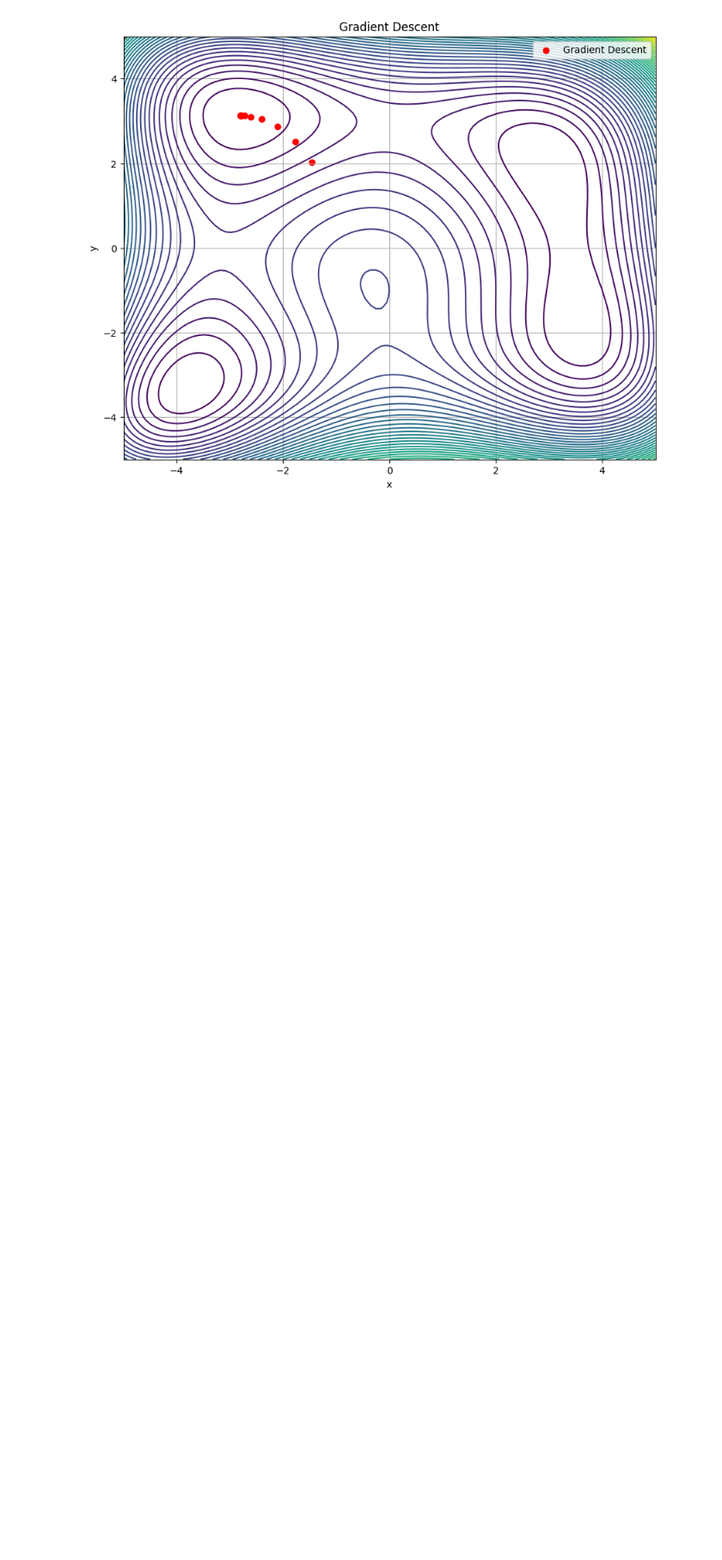
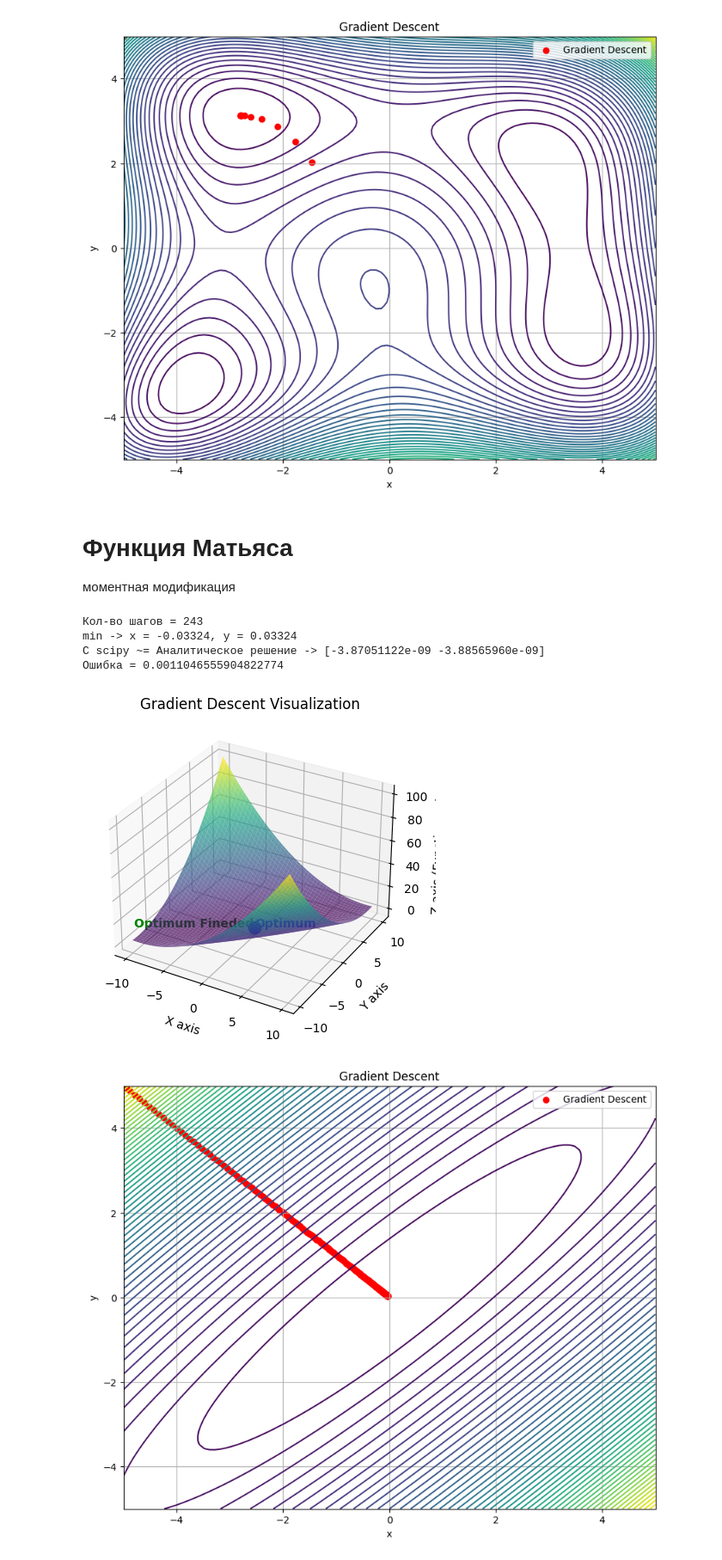
Before and after one commit to sashabobr007/ML_labs, a Jupyter notebook: 1.ipynb, the cells around one changed output. Shown at 86% size. Saved outputs shown, nothing was run; the diff lists cells and outputs as text; code cells hidden in the pictures; blank space fills up the shorter version.

```diff
--- a/1.ipynb
+++ b/1.ipynb
@@ -254,6 +292,24 @@ C scipy ~= Аналитическое решение -> [-2.80511809  3.13131251
 Ошибка = 8.400751569728552e-06
 [figure]
 [figure]
+# %% [markdown]
+# Функция Матьяса
+
+моментная модификация
+# %%
+ex = GradientFind(f='0.26*(x**2+y**2) - 0.48*x*y',
+                  initial_params=np.array([-5,5]),
+                    treshold=0.001, learning_rate = 0.01, metod='momentum', animation_interval_ms=10)
+ex.find()
+ex.plot_animation()
+ex.plot_simple()
+# %% [output]
+Кол-во шагов = 243
+min -> x = -0.03324, y = 0.03324
+C scipy ~= Аналитическое решение -> [-3.87051122e-09 -3.88565960e-09]
+Ошибка = 0.0011046555904822774
+[figure, added]
+[figure, added]
 # %%
 import numpy as np
 import matplotlib.pyplot as plt
```
Also changed, not shown: parts of 3 cells of this notebook, 8 other files.
